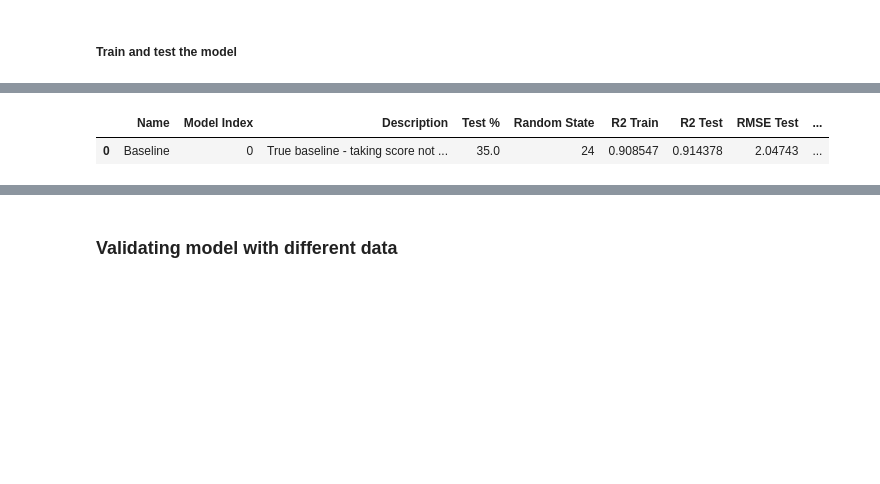
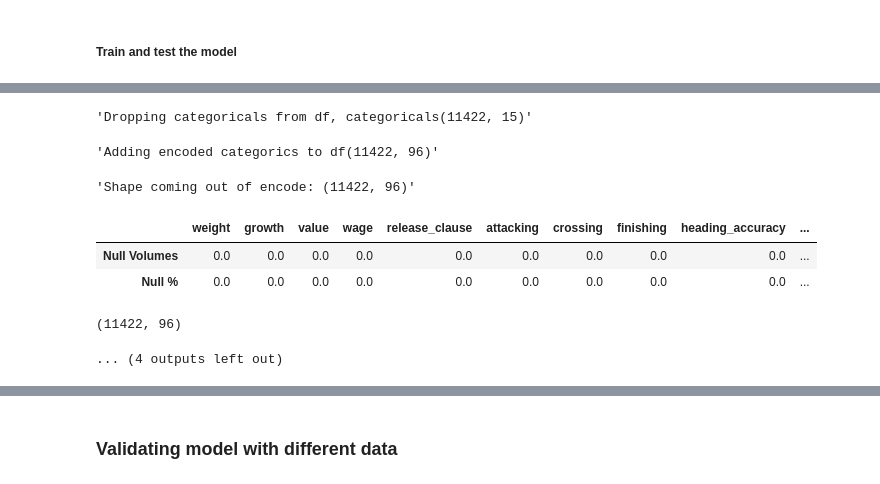
Before and after one commit to salwey/fifa_project, a Jupyter notebook: fifa_project_1.ipynb, the cells around one changed output, grey strips where cells are left out. Cells and saved outputs as stored; diff of their text form; code cells hidden in the pictures; blank space fills up the shorter version.

```diff
--- a/fifa_project_1.ipynb
+++ b/fifa_project_1.ipynb
@@ -519,53 +566,95 @@ def apply_ordinals(df, cols):
 ## cleaned_data from preprocessing
 if first_run:
     global i
-    i = 0
+    i = [0,0,0]
     global models
-    models = []
-    global lm
-    lm = []
+    models = [[],[],[]] # [0 = 'main', 1 = 'cheeky', 2 = 'cheat']
+    #global lm
+    #lm = []
     first_run = False
     global team_awesome_model
     team_awesome_model = []
-    results = pd.DataFrame(columns=['Name','Model Index','Description','Test %','Random State','R2 Train','R2 Test','RMSE Test','Min Correlation to Target','Max Correlation to Target'])
+    global minmaxtransformer
+    minmaxtransformer = [[],[],[]]
+    global standardtransformer
+    standardtransformer = [[],[],[]]
+    results = pd.DataFrame(columns=['Name','Model Type','Model Index','Description','Test %','Random State','R2 Train','R2 Test','RMSE Test','Min Correlation to Target','Max Correlation to Target'])
 
 name = 'Baseline'
 desc = 'True baseline - taking score not add score'
 min_correlation_with_target = 0.1
 max_correlation_with_other_feature=0.9
 seed=42
-size_of_test=0.35
+size_of_test=0.80
+#size_of_test=0.35
 
 cleaned_data = freshly_cleaned_data.copy()
+display(cleaned_data.shape)
+#maybe training and validation categoricals are getting a different column order but it's hidden due to the faker nameing : and although it might be an issue it's not THE issue
+#cleaned_data = cleaned_data.select_dtypes(include=np.number)
 
-#maybe training and validation categoricals are getting a different column order but it's hidden due to the faker nameing : and although it might be an issue it's not THE issue
-cleaned_data = cleaned_data.select_dtypes(include=np.number)
-
+# filter: only take correlation with target / non high correlatble between features - numerical/categorical are split within function
+# !question! - should we perform check with categoricals that we converted to numericals? - i don't think that was the workflow in lessons
 cleaned_data, nums = filter_numerical_features(cleaned_data, 'ova', min_correlation_with_target=min_correlation_with_target, max_correlation_with_other_feature=max_correlation_with_other_feature)
 
+# we are seeing when we only filter columns from our preprocessing & filter_numerical_features - we get wild results in our validation (trillions instead of 10s) despite r2 score on test being ok
+#below - testing on scores plus position
+#cleaned_data = cleaned_data[['bp','ls', 'st', 'rs', 'lw', 'lf', 'cf', 'rf', 'rw', 'lam', 'cam', 'ram', 'lm', 'lcm', 'cm', 'rcm', 'rm', 'lwb', 'ldm', 'cdm', 'rdm', 'rwb', 'lb', 'lcb', 'cb', 'rcb', 'rb', 'gk', 'ova']]
+#     low score but validation works - when taking few columns - sure the r2/validation r2 isn't great but validation is reasonable
+
+# thought: when we reduce to check specific rows, validation works as expected - so it is less likely to be an issue with how we are coding and using functions and is more likely an issue with including specific column(s) or the amount of columns we still include...
+
+print(cleaned_data.select_dtypes(include=object).columns)
+
+#encode categoricals
 cleaned_data = encode_my_shizzle(cleaned_data, cleaned_data.select_dtypes(include=object).columns)       # encode_my_shizzle(df, categoricals_for_onehot):
 
 #cleaned_data, nums = filter_numerical_features(cleaned_data, 'ova', min_correlation_with_target=min_correlation_with_target, max_correlation_with_other_feature=max_correlation_with_other_feature)
 
-cleaned_data = scaling_101_for_reptiles(cleaned_data, 'ova', cleaned_data.drop(['ova'],axis=1).columns)                                    # scaling_101_for_reptiles(df, numericals_for_minmaxscaler=[], numericals_for_starndardscaler=[]):
+
+# since removing rows with NaN instead of setting them to mean - we are now introducing nulls with our encoding...
+# dtypes?
+summary = pd.concat([cleaned_data.isna().sum(), round(cleaned_data.isna().sum()/len(cleaned_data),4)*100 ],axis=1)
+summary = summary.set_axis(['Null Volumes','Null %'], axis=1)
+display(summary.T)
+
+display(cleaned_data.shape)
+
+cleaned_data = scaling_101_for_reptiles(0, cleaned_data, 'ova', i[0], cleaned_data.drop(['ova'],axis=1).columns)                                    # scaling_101_for_reptiles(df, numericals_for_minmaxscaler=[], numericals_for_starndardscaler=[]):
 
 
+# below allows us to run a bunch with different random states for x/y split
 # for several_seeds in range(100):
-#     results2, team_awesome_model = choo_choo_train_model(cleaned_data,'ova',name,desc,putout=False,seed=several_seeds,size_of_test=size_of_test)    # choo_choo_train_model(df, target, description, size_of_test=0.2, seed=42, putout=False):
+#     results2, team_awesome_model = choo_choo_train_model(0, cleaned_data,'ova',name,desc,putout=False,seed=several_seeds,size_of_test=size_of_test)    # choo_choo_train_model(df, target, description, size_of_test=0.2, seed=42, putout=False):
 
-#     i = i + 1
+#     i[0] = i[0] + 1
 
 #     results2.extend([min_correlation_with_target,max_correlation_with_other_feature])
 #     results.loc[len(results)] = results2
 
-results2, team_awesome_model = choo_choo_train_model(cleaned_data,'ova',name,desc,putout=False,seed=24,size_of_test=size_of_test)    # choo_choo_train_model(df, target, description, size_of_test=0.2, seed=42, putout=False):
 
-i = i + 1
+#cleaned_data = pd.concat([cleaned_data[nums],cleaned_data['ova']],axis=1)
+
+display(cleaned_data.shape)
+
+summary = pd.concat([cleaned_data.isna().sum(), round(cleaned_data.isna().sum()/len(cleaned_data),4)*100 ],axis=1)
+summary = summary.set_axis(['Null Volumes','Null %'], axis=1)
+display(summary.T)
+
+
+results2, team_awesome_model = choo_choo_train_model(0, cleaned_data,'ova',name,desc,putout=False,seed=24,size_of_test=size_of_test)    # choo_choo_train_model(df, target, description, size_of_test=0.2, seed=42, putout=False):
+
+i[0] = i[0] + 1
 
 results2.extend([min_correlation_with_target,max_correlation_with_other_feature])
 results.loc[len(results)] = results2
 
 
+actual_target = cleaned_data['ova']
+predicted_value = models[0][i[0]-1].predict(cleaned_data.drop(['ova'],axis=1))
+sns.set(rc = {'figure.figsize':(5,5)})
+plt.title('Predictions Training vs Actuals')
+plt.scatter(x=actual_target,y=predicted_value, alpha=0.01)
 
 results
 # %% [output]
@@ -572,4 +668,10 @@ results
+'Dropping categoricals from df, categoricals(11422, 15)'
+'Adding encoded categorics to df(11422, 96)'
+'Shape coming out of encode: (11422, 96)'
-|  | Name | Model Index | Description | Test % | Random State | R2 Train | R2 Test | RMSE Test | ... |
-| 0 | Baseline | 0 | True baseline - taking score not ... | 35.0 | 24 | 0.908547 | 0.914378 | 2.04743 | ... |
+|  | weight | growth | value | wage | release_clause | attacking | crossing | finishing | heading_accuracy | ... |
+| Null Volumes | 0.0 | 0.0 | 0.0 | 0.0 | 0.0 | 0.0 | 0.0 | 0.0 | 0.0 | ... |
+| Null % | 0.0 | 0.0 | 0.0 | 0.0 | 0.0 | 0.0 | 0.0 | 0.0 | 0.0 | ... |
+(11422, 96)
+... (4 outputs left out)
 # %%
 results[results['R2 Test'].max() == results['R2 Test']]
```
Also changed, not shown: parts of 34 cells of this notebook.
